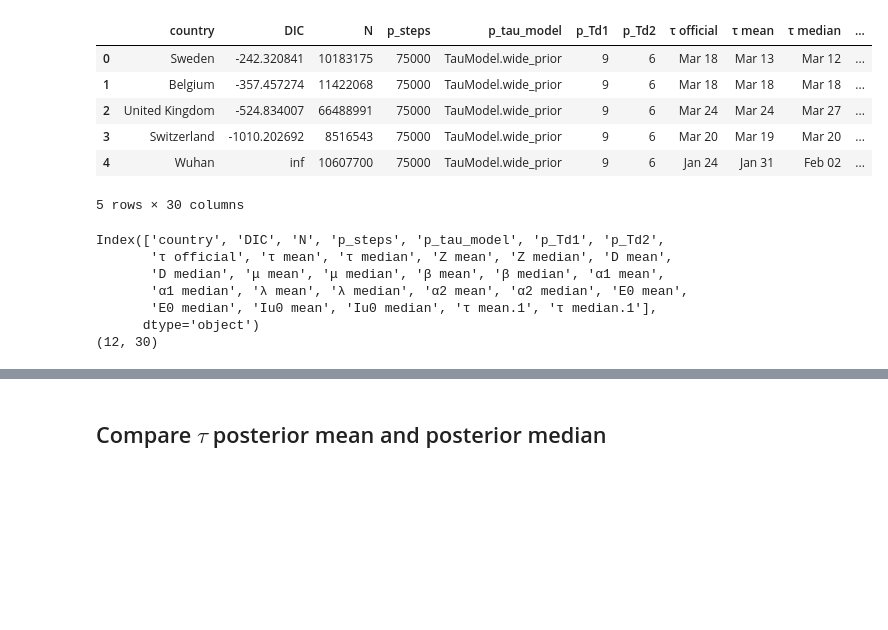
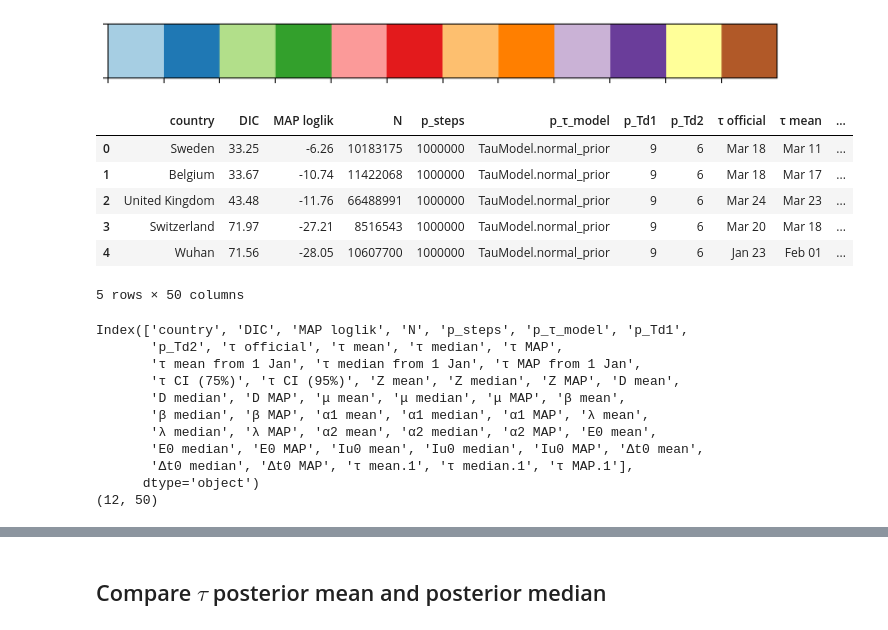
Before and after one commit to yoavram-lab/EffectiveNPI, a Jupyter notebook: src/Fig1.ipynb, the cells around one changed output, grey strips where cells are left out. Cells and saved outputs as stored; diff of their text form; code cells hidden in the pictures; blank space fills up the shorter version.

```diff
--- a/src/Fig1.ipynb
+++ b/src/Fig1.ipynb
@@ -13,29 +13,39 @@ from datetime import datetime, timedelta
 
 def int_to_dt(t):
     return pd.to_datetime(start_date) + timedelta(days=t)
+# %%
+colors = sns.color_palette('Paired')
+sns.palplot(colors)
+# %% [output]
+[figure, added]
 # %%
-output_folder = '../output/2020-04-28'
-table_path = os.path.join(output_folder, 'tables', 'all-countries.csv')
+job_id = '2020-05-09-deltat0-more-steps-normal'
+output_folder = r'/Users/yoavram/Library/Mobile Documents/com~apple~CloudDocs/EffectiveNPI-Data/output/{}'.format(job_id)
+table_path = os.path.join(output_folder, 'tables', 'all-countries-{}.csv'.format(job_id))
 df = pd.read_csv(table_path)
 df = df.rename(columns={'official_τ': 'τ official'})
 df['country'] = df['country'].str.replace("_", " ")
 df.head()
 # %% [output]
-|  | country | DIC | N | p_steps | p_tau_model | p_Td1 | p_Td2 | τ official | τ mean | τ median | ... |
-| 0 | Sweden | -242.320841 | 10183175 | 75000 | TauModel.wide_prior | 9 | 6 | Mar 18 | Mar 13 | Mar 12 | ... |
-| 1 | Belgium | -357.457274 | 11422068 | 75000 | TauModel.wide_prior | 9 | 6 | Mar 18 | Mar 18 | Mar 18 | ... |
-| 2 | United Kingdom | -524.834007 | 66488991 | 75000 | TauModel.wide_prior | 9 | 6 | Mar 24 | Mar 24 | Mar 27 | ... |
-| 3 | Switzerland | -1010.202692 | 8516543 | 75000 | TauModel.wide_prior | 9 | 6 | Mar 20 | Mar 19 | Mar 20 | ... |
-| 4 | Wuhan | inf | 10607700 | 75000 | TauModel.wide_prior | 9 | 6 | Jan 24 | Jan 31 | Feb 02 | ... |
+|  | country | DIC | MAP loglik | N | p_steps | p_τ_model | p_Td1 | p_Td2 | τ official | τ mean | ... |
+| 0 | Sweden | 33.25 | -6.26 | 10183175 | 1000000 | TauModel.normal_prior | 9 | 6 | Mar 18 | Mar 11 | ... |
+| 1 | Belgium | 33.67 | -10.74 | 11422068 | 1000000 | TauModel.normal_prior | 9 | 6 | Mar 18 | Mar 17 | ... |
+| 2 | United Kingdom | 43.48 | -11.76 | 66488991 | 1000000 | TauModel.normal_prior | 9 | 6 | Mar 24 | Mar 23 | ... |
+| 3 | Switzerland | 71.97 | -27.21 | 8516543 | 1000000 | TauModel.normal_prior | 9 | 6 | Mar 20 | Mar 18 | ... |
+| 4 | Wuhan | 71.56 | -28.05 | 10607700 | 1000000 | TauModel.normal_prior | 9 | 6 | Jan 23 | Feb 01 | ... |
-5 rows × 30 columns
+5 rows × 50 columns
 # %%
 print(df.columns)
 print(df.shape)
 # %% [output]
-Index(['country', 'DIC', 'N', 'p_steps', 'p_tau_model', 'p_Td1', 'p_Td2',
-       'τ official', 'τ mean', 'τ median', 'Z mean', 'Z median', 'D mean',
-       'D median', 'μ mean', 'μ median', 'β mean', 'β median', 'α1 mean',
-       'α1 median', 'λ mean', 'λ median', 'α2 mean', 'α2 median', 'E0 mean',
-       'E0 median', 'Iu0 mean', 'Iu0 median', 'τ mean.1', 'τ median.1'],
+Index(['country', 'DIC', 'MAP loglik', 'N', 'p_steps', 'p_τ_model', 'p_Td1',
+       'p_Td2', 'τ official', 'τ mean', 'τ median', 'τ MAP',
+       'τ mean from 1 Jan', 'τ median from 1 Jan', 'τ MAP from 1 Jan',
+       'τ CI (75%)', 'τ CI (95%)', 'Z mean', 'Z median', 'Z MAP', 'D mean',
+       'D median', 'D MAP', 'μ mean', 'μ median', 'μ MAP', 'β mean',
+       'β median', 'β MAP', 'α1 mean', 'α1 median', 'α1 MAP', 'λ mean',
+       'λ median', 'λ MAP', 'α2 mean', 'α2 median', 'α2 MAP', 'E0 mean',
+       'E0 median', 'E0 MAP', 'Iu0 mean', 'Iu0 median', 'Iu0 MAP', 'Δt0 mean',
+       'Δt0 median', 'Δt0 MAP', 'τ mean.1', 'τ median.1', 'τ MAP.1'],
       dtype='object')
-(12, 30)
+(12, 50)
```
Also changed, not shown: parts of 8 cells of this notebook.
